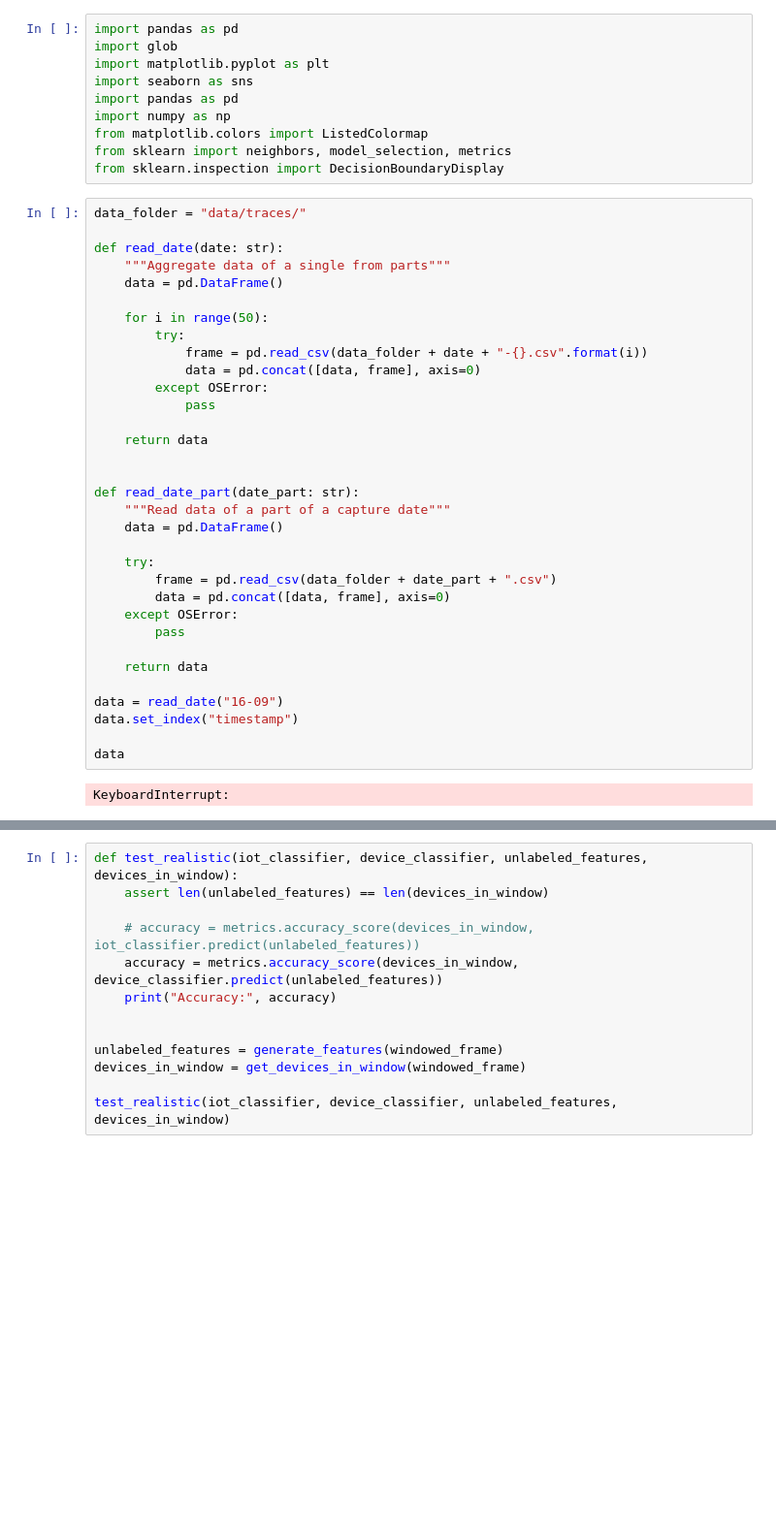
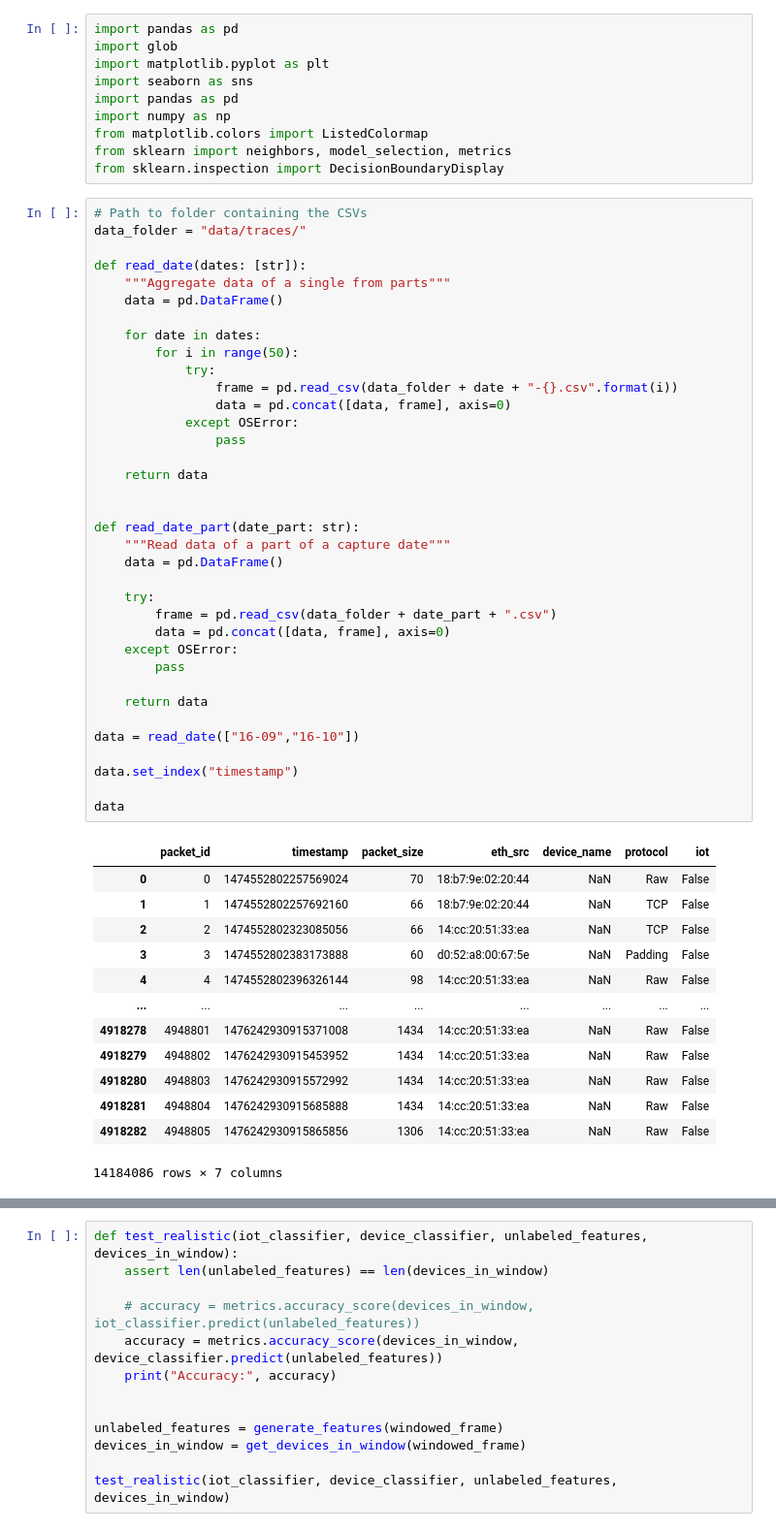
Before and after one commit to cochaviz/iot_classifier, a Jupyter notebook: classifier.ipynb, the cells around one changed output, grey strips where cells are left out. Shown at 97% size. Cells and saved outputs as stored; diff of their text form; blank space fills up the shorter version.

Commit message:
Read all data

```diff
--- a/classifier.ipynb
+++ b/classifier.ipynb
@@ -9,40 +9,55 @@ from matplotlib.colors import ListedColormap
 from sklearn import neighbors, model_selection, metrics
 from sklearn.inspection import DecisionBoundaryDisplay
 # %%
+# Path to folder containing the CSVs
 data_folder = "data/traces/"
 
-def read_date(date: str):
+def read_date(dates: [str]):
     """Aggregate data of a single from parts"""
     data = pd.DataFrame()
 
-    for i in range(50):
-        try:
-            frame = pd.read_csv(data_folder + date + "-{}.csv".format(i))
-            data = pd.concat([data, frame], axis=0)
-        except OSError:
-            pass
+    for date in dates:
+        for i in range(50):
+            try:
+                frame = pd.read_csv(data_folder + date + "-{}.csv".format(i))
+                data = pd.concat([data, frame], axis=0)
+            except OSError:
+                pass
 
     return data
 
 
 def read_date_part(date_part: str):
     """Read data of a part of a capture date"""
     data = pd.DataFrame()
 
     try:
         frame = pd.read_csv(data_folder + date_part + ".csv")
         data = pd.concat([data, frame], axis=0)
     except OSError:
         pass
 
     return data
 
-data = read_date("16-09")
+data = read_date(["16-09","16-10"])
+
 data.set_index("timestamp")
 
 data
 # %% [output]
+|  | packet_id | timestamp | packet_size | eth_src | device_name | protocol | iot |
+| 0 | 0 | 1474552802257569024 | 70 | 18:b7:9e:02:20:44 | NaN | Raw | False |
+| 1 | 1 | 1474552802257692160 | 66 | 18:b7:9e:02:20:44 | NaN | TCP | False |
+| 2 | 2 | 1474552802323085056 | 66 | 14:cc:20:51:33:ea | NaN | TCP | False |
+| 3 | 3 | 1474552802383173888 | 60 | d0:52:a8:00:67:5e | NaN | Padding | False |
+| 4 | 4 | 1474552802396326144 | 98 | 14:cc:20:51:33:ea | NaN | Raw | False |
+| ... | ... | ... | ... | ... | ... | ... | ... |
+| 4918278 | 4948801 | 1476242930915371008 | 1434 | 14:cc:20:51:33:ea | NaN | Raw | False |
+| 4918279 | 4948802 | 1476242930915453952 | 1434 | 14:cc:20:51:33:ea | NaN | Raw | False |
+| 4918280 | 4948803 | 1476242930915572992 | 1434 | 14:cc:20:51:33:ea | NaN | Raw | False |
+| 4918281 | 4948804 | 1476242930915685888 | 1434 | 14:cc:20:51:33:ea | NaN | Raw | False |
+| 4918282 | 4948805 | 1476242930915865856 | 1306 | 14:cc:20:51:33:ea | NaN | Raw | False |
-KeyboardInterrupt:
+14184086 rows × 7 columns
 # %%
 def attach_window_id(timestamped_frame: pd.DataFrame) -> list[pd.DataFrame]:
     """Slice the dataframe into 1-second intervals"""
```
Also changed, not shown: parts of 3 cells of this notebook.
